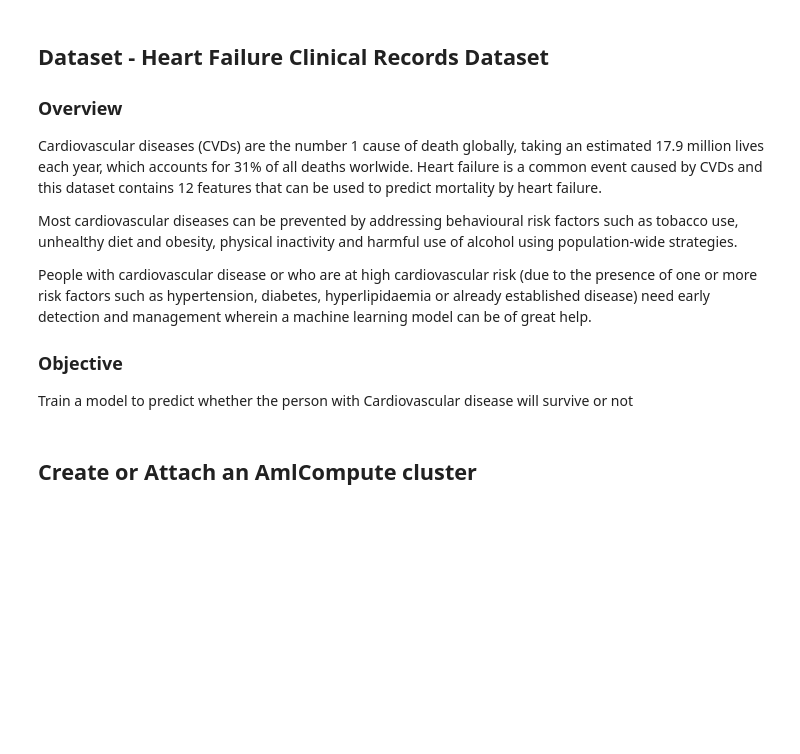
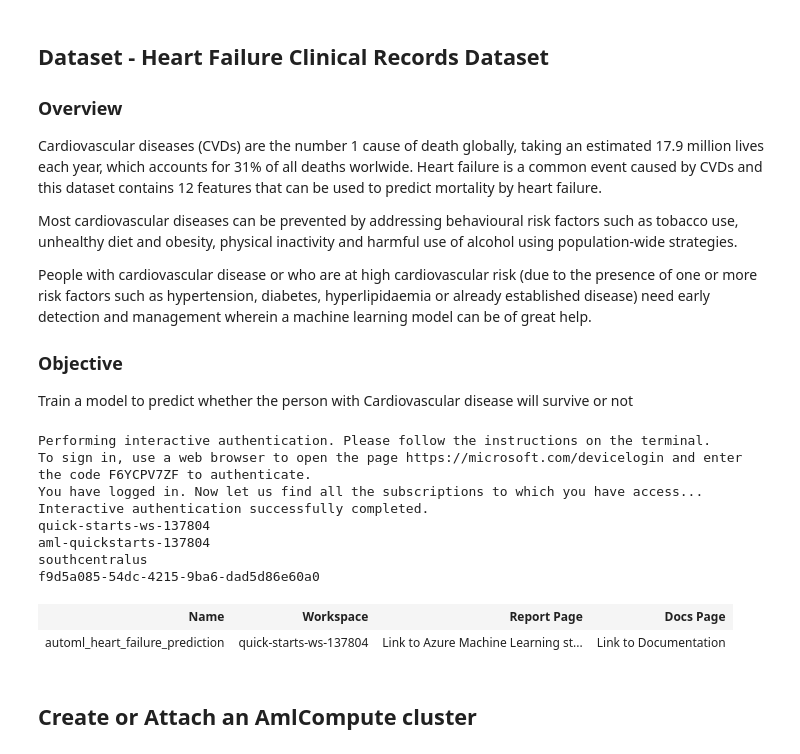
Before and after one commit to gauravyadav04/Capstone-Machine-Learning-Engineer-with-Microsoft-Azure-Nanodegree, a Jupyter notebook: automl.ipynb, the cells around one changed output. Drawn from its saved outputs; the diff is of its cells as text; code cells hidden in the pictures; blank space fills up the shorter version.

```diff
--- a/automl.ipynb
+++ b/automl.ipynb
@@ -39,14 +41,25 @@ Train a model to predict whether the person with Cardiovascular disease will sur
 # %%
 # Initialize Workspace
 ws = Workspace.from_config()
 print(ws.name, ws.resource_group, ws.location, ws.subscription_id, sep = '\n')
 
 # choose a name for experiment
 experiment_name = 'automl_heart_failure_prediction'
-project_folder = './capstone-project/automl'
+project_folder = './automl'
 
 experiment=Experiment(ws, experiment_name)
 experiment
+# %% [output]
+Performing interactive authentication. Please follow the instructions on the terminal.
+To sign in, use a web browser to open the page https://microsoft.com/devicelogin and enter the code F6YCPV7ZF to authenticate.
+You have logged in. Now let us find all the subscriptions to which you have access...
+Interactive authentication successfully completed.
+quick-starts-ws-137804
+aml-quickstarts-137804
+southcentralus
+f9d5a085-54dc-4215-9ba6-dad5d86e60a0
+| Name | Workspace | Report Page | Docs Page |
+| automl_heart_failure_prediction | quick-starts-ws-137804 | Link to Azure Machine Learning st... | Link to Documentation |
 # %% [markdown]
 ## Create or Attach an AmlCompute cluster
 # %%
```
Also changed, not shown: parts of 8 cells of this notebook.
